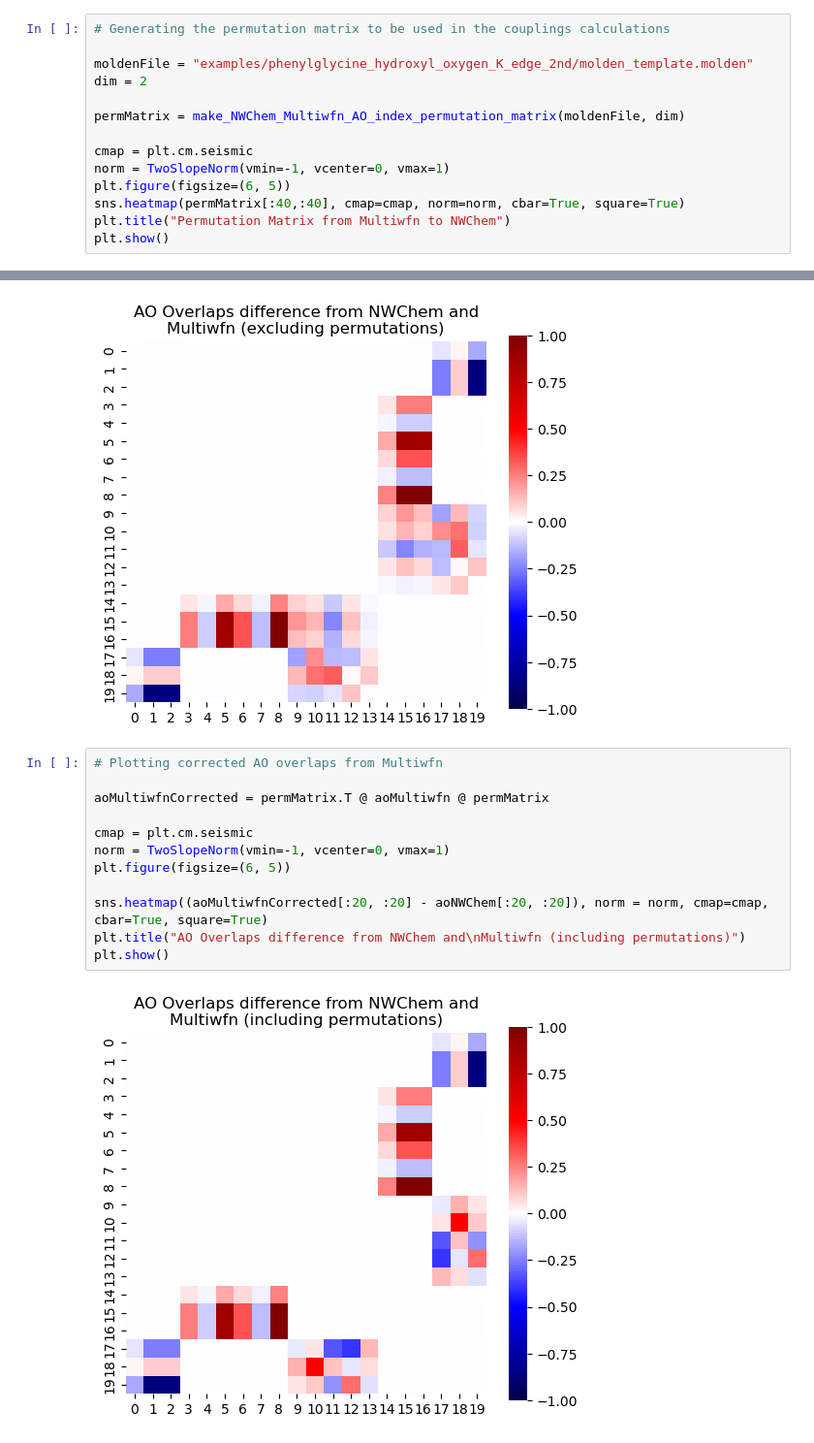
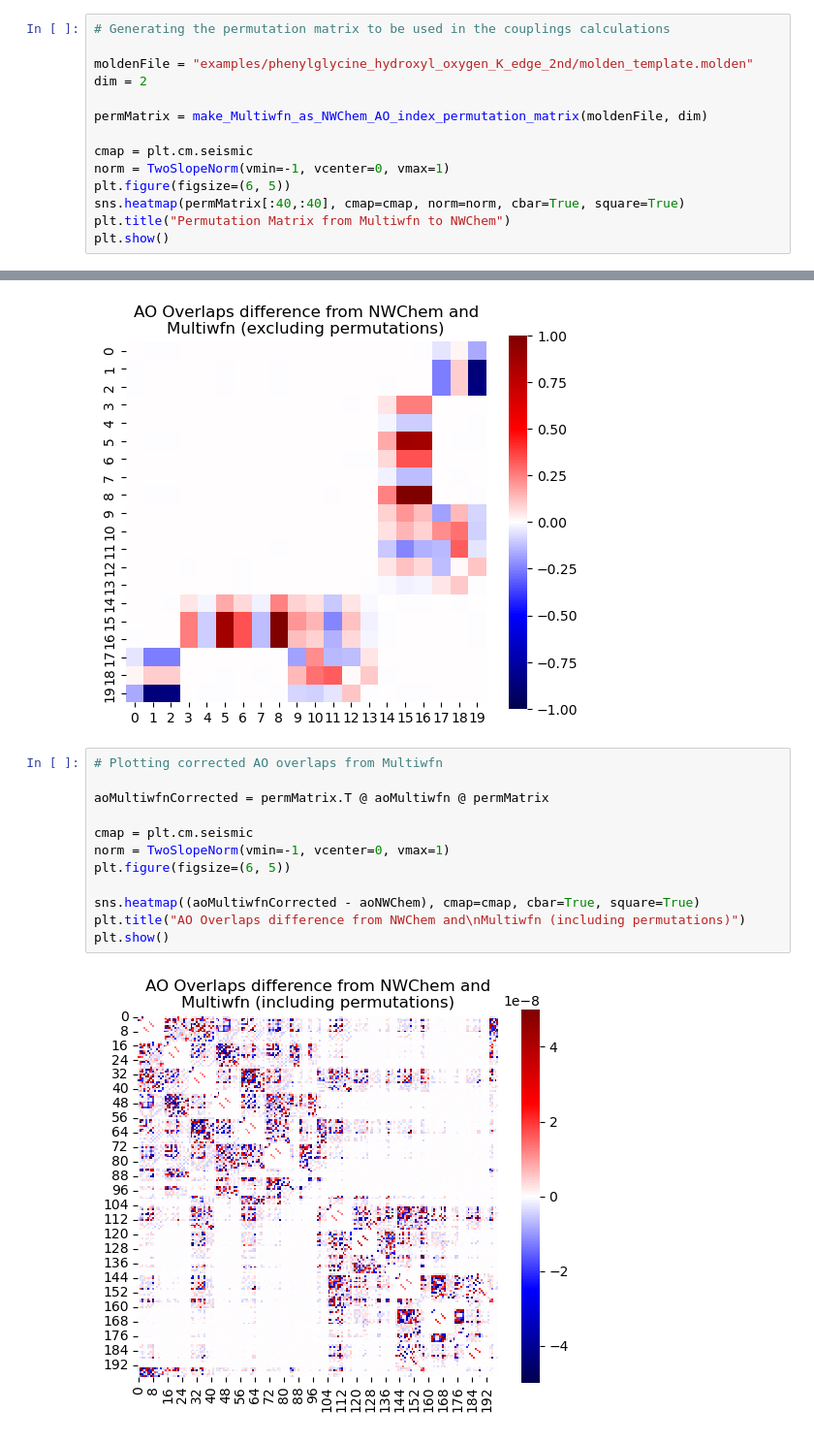
Before and after one commit to vmfreixas/Plotting_chiral_response, a Jupyter notebook: notebooks/AO_index_check.ipynb, the cells around one changed output, grey strips where cells are left out. Shown: that part at 97% size. Cells and saved outputs as stored; diff of their text form.

Commit message:
Inverse indexing correction function added
- Function name generalized to distinguish cases
- Function passed to src
- Working example updated!

```diff
--- a/notebooks/AO_index_check.ipynb
+++ b/notebooks/AO_index_check.ipynb
@@ -45,7 +46,7 @@ plt.show()
 moldenFile = "examples/phenylglycine_hydroxyl_oxygen_K_edge_2nd/molden_template.molden"
 dim = 2
 
-permMatrix = make_NWChem_Multiwfn_AO_index_permutation_matrix(moldenFile, dim)
+permMatrix = make_Multiwfn_as_NWChem_AO_index_permutation_matrix(moldenFile, dim)
 
 cmap = plt.cm.seismic
 norm = TwoSlopeNorm(vmin=-1, vcenter=0, vmax=1)
@@ -70,14 +71,14 @@ plt.show()
 # %%
 # Plotting corrected AO overlaps from Multiwfn
 
 aoMultiwfnCorrected = permMatrix.T @ aoMultiwfn @ permMatrix
 
 cmap = plt.cm.seismic
 norm = TwoSlopeNorm(vmin=-1, vcenter=0, vmax=1)
 plt.figure(figsize=(6, 5))
 
-sns.heatmap((aoMultiwfnCorrected[:20, :20] - aoNWChem[:20, :20]), norm = norm, cmap=cmap, cbar=True, square=True)
+sns.heatmap((aoMultiwfnCorrected - aoNWChem), cmap=cmap, cbar=True, square=True)
 plt.title("AO Overlaps difference from NWChem and\nMultiwfn (including permutations)")
 plt.show()
 # %% [output]
-[figure, old version]
+[figure, new version]
```
Also changed, not shown: parts of 3 cells of this notebook, 7 other files.
